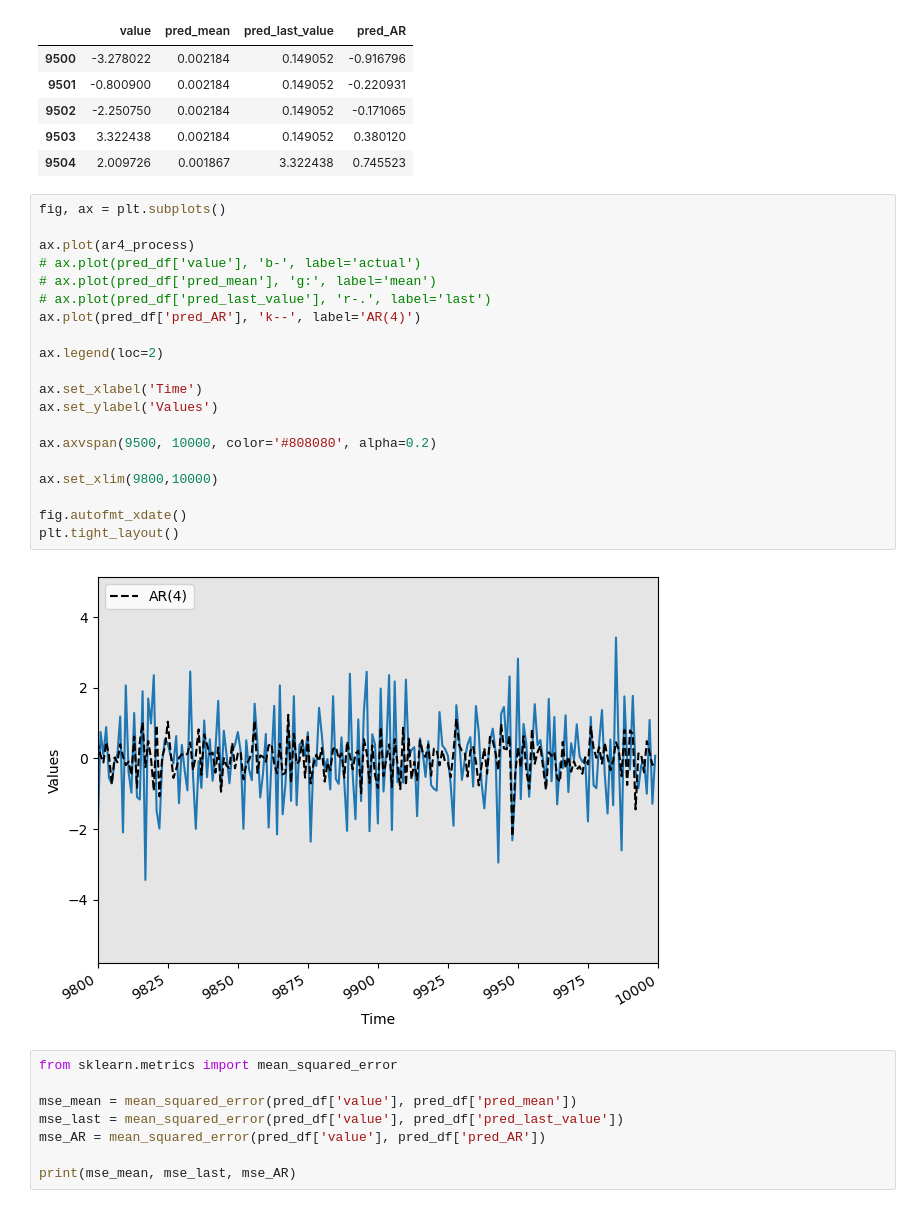
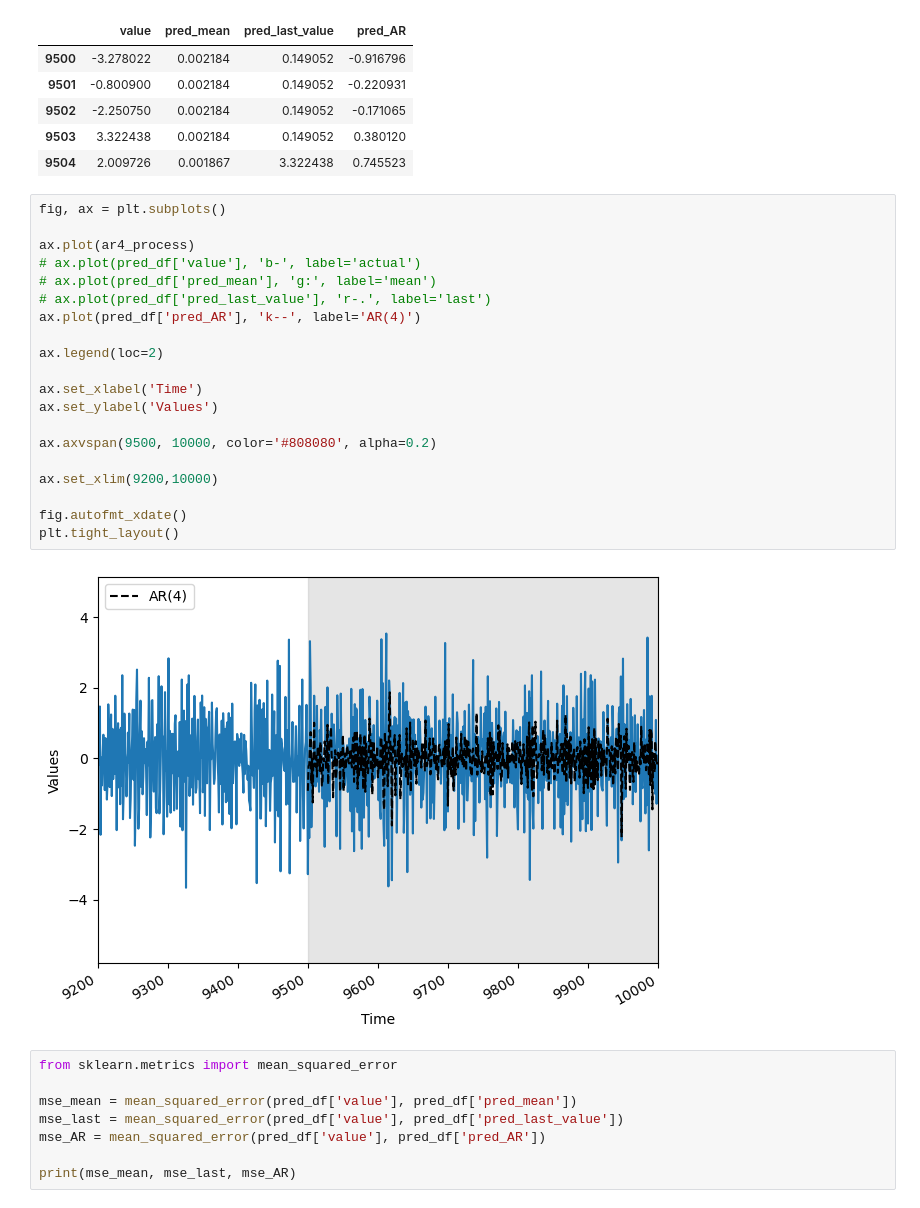
Before and after one commit to ibnerasheed/timeseries, a Jupyter notebook: codes/Homeworks/hw6.ipynb, the cells around one changed output. Cells and saved outputs as stored; diff of their text form.

```diff
--- a/codes/Homeworks/hw6.ipynb
+++ b/codes/Homeworks/hw6.ipynb
@@ -122,25 +122,25 @@ pred_df.head()
 # %%
 fig, ax = plt.subplots()
 
 ax.plot(ar4_process)
 # ax.plot(pred_df['value'], 'b-', label='actual')
 # ax.plot(pred_df['pred_mean'], 'g:', label='mean')
 # ax.plot(pred_df['pred_last_value'], 'r-.', label='last')
 ax.plot(pred_df['pred_AR'], 'k--', label='AR(4)')
 
 ax.legend(loc=2)
 
 ax.set_xlabel('Time')
 ax.set_ylabel('Values')
 
 ax.axvspan(9500, 10000, color='#808080', alpha=0.2)
 
-ax.set_xlim(9800,10000)
+ax.set_xlim(9200,10000)
 
 fig.autofmt_xdate()
 plt.tight_layout()
 # %% [output]
-[figure, old version]
+[figure, new version]
 # %%
 from sklearn.metrics import mean_squared_error
 
```
Also changed, not shown: parts of 1 cell of this notebook.
